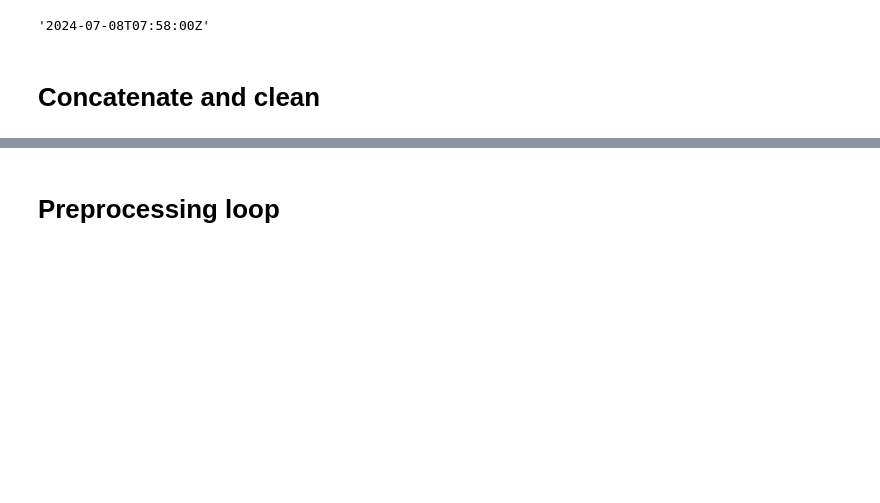
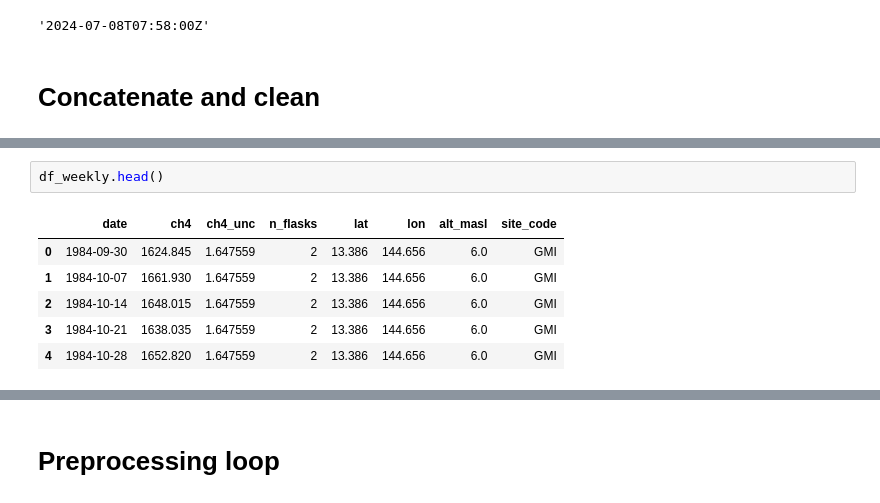
Before and after one commit to apl888/greenhouse-gas-forecasting, a Jupyter notebook: notebooks/lag7_exp.ipynb, the cells around one changed output, grey strips where cells are left out. Drawn from its saved outputs; the diff is of its cells as text; blank space fills up the shorter version.

```diff
--- a/notebooks/lag7_exp.ipynb
+++ b/notebooks/lag7_exp.ipynb
@@ -298,0 +368,9 @@ SPO        1566  1739.39
+# %%
+df_weekly.head()
+# %% [output]
+|  | date | ch4 | ch4_unc | n_flasks | lat | lon | alt_masl | site_code |
+| 0 | 1984-09-30 | 1624.845 | 1.647559 | 2 | 13.386 | 144.656 | 6.0 | GMI |
+| 1 | 1984-10-07 | 1661.930 | 1.647559 | 2 | 13.386 | 144.656 | 6.0 | GMI |
+| 2 | 1984-10-14 | 1648.015 | 1.647559 | 2 | 13.386 | 144.656 | 6.0 | GMI |
+| 3 | 1984-10-21 | 1638.035 | 1.647559 | 2 | 13.386 | 144.656 | 6.0 | GMI |
+| 4 | 1984-10-28 | 1652.820 | 1.647559 | 2 | 13.386 | 144.656 | 6.0 | GMI |
```
Also changed, not shown: parts of 18 cells of this notebook, 1 other file.
